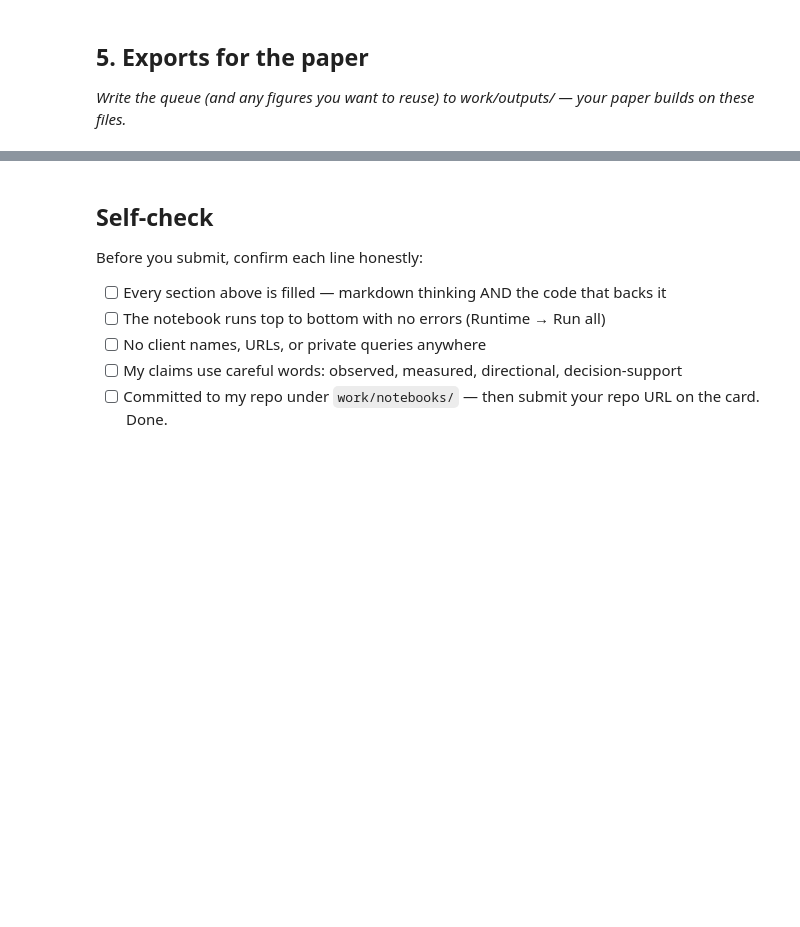
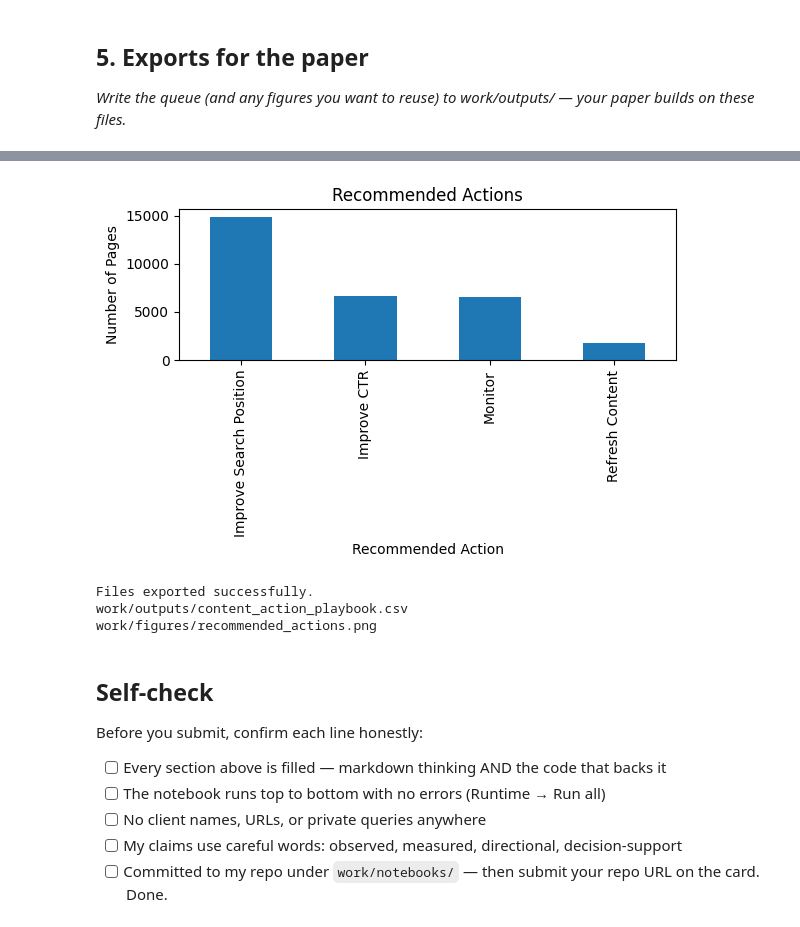
Before and after one commit to muneebulhaq02/flyrank-ml-internship, a Jupyter notebook: work/notebooks/w07_action_playbook.ipynb, the cells around one changed output, grey strips where cells are left out. Cells and saved outputs as stored; diff of their text form; code cells hidden in the pictures; blank space fills up the shorter version.

```diff
--- a/work/notebooks/w07_action_playbook.ipynb
+++ b/work/notebooks/w07_action_playbook.ipynb
@@ -44,3 +291,42 @@ This skeleton is yours to fill. Work the sections **in order** — each one has
+# %%
+# This cell is for CODE (numbers, a query, a check).
+# Write your text answer in the cell ABOVE this one — typing sentences here breaks Run All.
+import os
+import matplotlib.pyplot as plt
+
+os.makedirs("work/outputs", exist_ok=True)
+os.makedirs("work/figures", exist_ok=True)
+
+# Export ranked queue
+playbook.to_csv(
+    "work/outputs/content_action_playbook.csv",
+    index=False
+)
+
+# Create a simple figure for the paper
+plt.figure(figsize=(6,4))
+
+playbook["Recommended Action"].value_counts().plot(kind="bar")
+
+plt.title("Recommended Actions")
+plt.ylabel("Number of Pages")
+
+plt.tight_layout()
+
+plt.savefig(
+    "work/figures/recommended_actions.png"
+)
+
+plt.show()
+
+print("Files exported successfully.")
+print("work/outputs/content_action_playbook.csv")
+print("work/figures/recommended_actions.png")
+# %% [output]
+[figure, added]
+Files exported successfully.
+work/outputs/content_action_playbook.csv
+work/figures/recommended_actions.png
 # %% [markdown]
 ## Self-check
 
```
Also changed, not shown: parts of 12 cells of this notebook.
